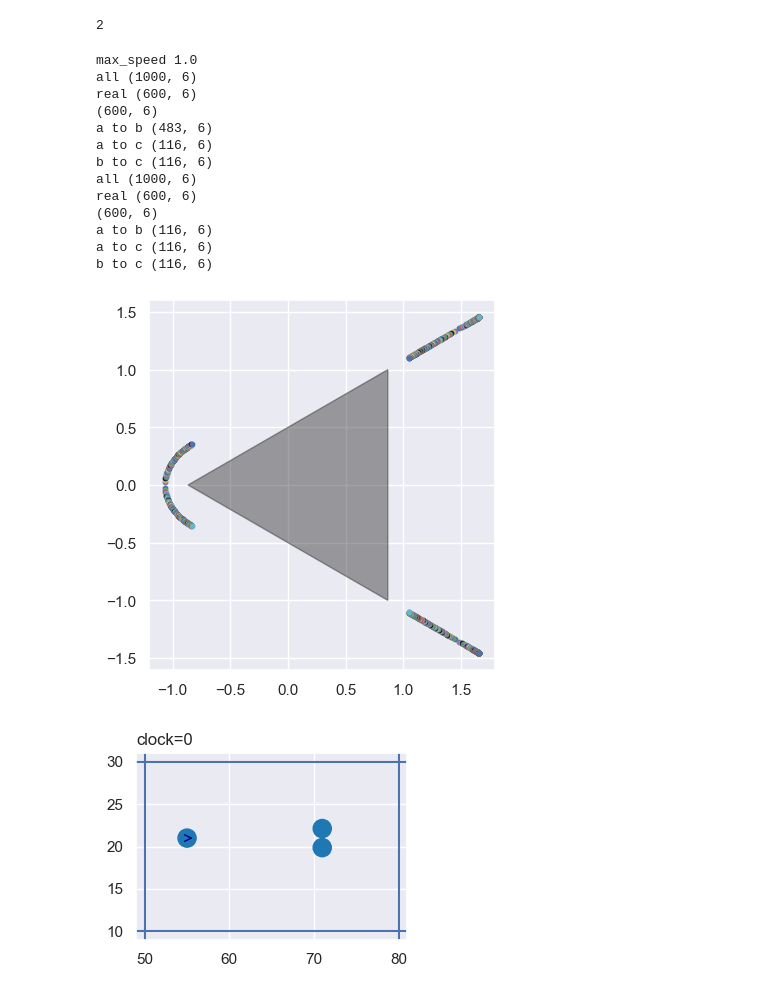
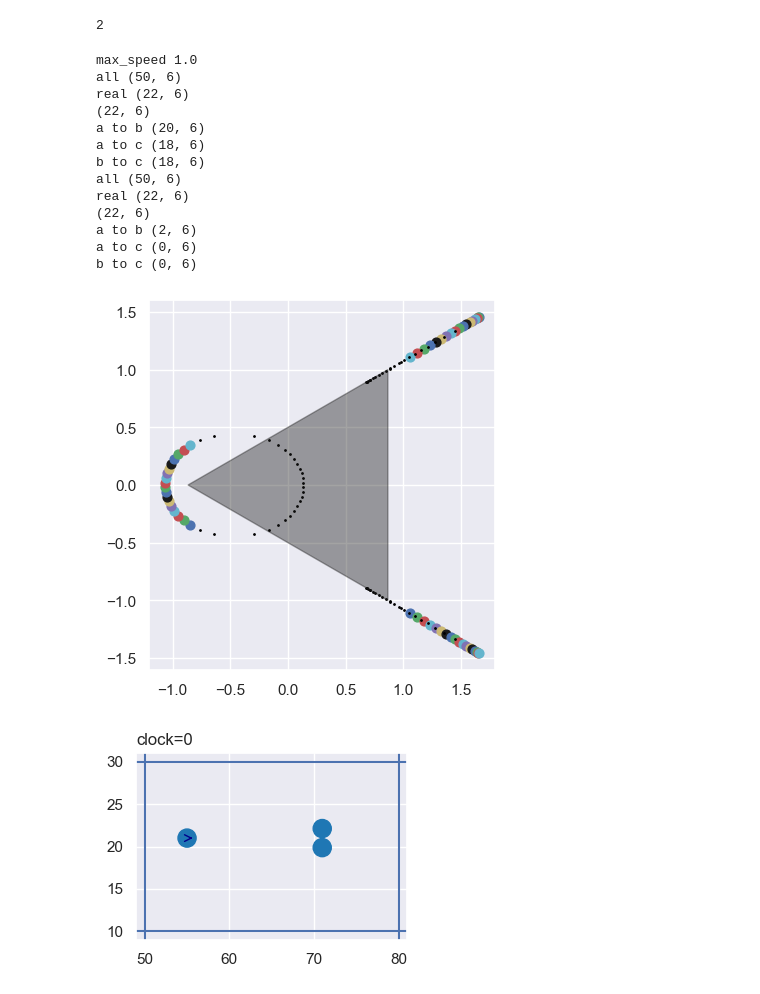
Before and after one commit to CarlKCarlK/perfect-physics, a Jupyter notebook: part_5_pydata.ipynb, the cells around one changed output. Drawn from its saved outputs; the diff is of its cells as text; code cells hidden in the pictures.

```diff
--- a/part_5_pydata.ipynb
+++ b/part_5_pydata.ipynb
@@ -409,7 +409,7 @@ eq3
 # %% [output]
 $\displaystyle 0 = \hat{a}_{vy} + \hat{b}_{vy} + \hat{c}_{vy}$
 # %%
-minipool = nonlinsolve([eq1, eq2, eq3, eq4, eq5], [ahat_vy, bhat_vx, bhat_vy, chat_vx, chat_vy])
+minipool = nonlinsolve([eq1, eq2, eq3, eq4, eq5], [ahat_vx, bhat_vx, bhat_vy, chat_vx, chat_vy])
 len(minipool)
 # %% [output]
 2
@@ -418,8 +418,11 @@ len(minipool)
 import numpy as np
 import matplotlib.pyplot as plt
 import sympy as sp
+import seaborn as sns
 
-inc = 1000
+sns.set()
+
+inc = 50
 color_list = ['b', 'g', 'r', 'c', 'm', 'y', 'k']
 ax0,ay0 = -np.sqrt(3)/2,0
 bx0,by0 = np.sqrt(3)/2,1
@@ -442,13 +445,13 @@ print("max_speed", max_speed)
 
 lin = np.linspace(-max_speed, max_speed, inc)+0.j
 for mini in minipool:
-    ax = lin
-    ay_fun, bx_fun, by_fun, cx_fun, cy_fun = list(mini)
-    ay = sp.lambdify((ahat_vx), ay_fun, 'numpy', cse=True)(ax)
-    bx = sp.lambdify((ahat_vx), bx_fun, 'numpy', cse=True)(ax)
-    by = sp.lambdify((ahat_vx), by_fun, 'numpy', cse=True)(ax)
-    cx = sp.lambdify((ahat_vx), cx_fun, 'numpy', cse=True)(ax)
-    cy = sp.lambdify((ahat_vx), cy_fun, 'numpy', cse=True)(ax)
+    ay = lin
+    ax_fun, bx_fun, by_fun, cx_fun, cy_fun = list(mini)
+    ax = sp.lambdify((ahat_vy), ax_fun, 'numpy', cse=True)(ay)
+    bx = sp.lambdify((ahat_vy), bx_fun, 'numpy', cse=True)(ay)
+    by = sp.lambdify((ahat_vy), by_fun, 'numpy', cse=True)(ay)
+    cx = sp.lambdify((ahat_vy), cx_fun, 'numpy', cse=True)(ay)
+    cy = sp.lambdify((ahat_vy), cy_fun, 'numpy', cse=True)(ay)
 
     abc = np.stack([ax, ay, bx, by, cx, cy], axis=1)
     print("all", abc.shape)
@@ -463,58 +466,67 @@ for mini in minipool:
     # if by < -cy: # do only half
     #     continue
 
+    all = abc
     # Find the instantaneous, relative speed of each circle toward each other. Circles can't overlap, so the speed must be zero or negative.
-    a_to_b = point_point_speed_formula(ax0, ay0, abc[:,0], abc[:,1], bx0, by0, abc[:,2], abc[:,3]) <=0
-    abc = abc[a_to_b]
-    print("a to b", abc.shape)
+    if True:
+        a_to_b = point_point_speed_formula(ax0, ay0, abc[:,0], abc[:,1], bx0, by0, abc[:,2], abc[:,3]) <=0
+        abc = abc[a_to_b]
+        print("a to b", abc.shape)
 
-    a_to_c = point_point_speed_formula(ax0, ay0, abc[:,0], abc[:,1], cx0, cy0, abc[:,4], abc[:,5]) <=0
-    abc = abc[a_to_c]
-    print("a to c", abc.shape)
+        a_to_c = point_point_speed_formula(ax0, ay0, abc[:,0], abc[:,1], cx0, cy0, abc[:,4], abc[:,5]) <=0
+        abc = abc[a_to_c]
+        print("a to c", abc.shape)
 
-    b_to_c = point_point_speed_formula(bx0, by0, abc[:,2], abc[:,3], cx0, cy0, abc[:,4], abc[:,5]) <=0
-    abc = abc[b_to_c]
-    print("b to c", abc.shape)
+        b_to_c = point_point_speed_formula(bx0, by0, abc[:,2], abc[:,3], cx0, cy0, abc[:,4], abc[:,5]) <=0
+        abc = abc[b_to_c]
+        print("b to c", abc.shape)
+
+    for ax, ay, bx, by, cx, cy in all:
+        ax1, ay1 = ax0 + ax, ay0 + ay
+        bx1, by1 = bx0 + bx, by0 + by
+        cx1, cy1 = cx0 + cx, cy0 + cy
+        plt.scatter([ax1, bx1, cx1], [ay1, by1, cy1], c="black", s=1)
+
 
     for ax, ay, bx, by, cx, cy in abc:
         # print(f"ax={ax:.4f}, ay={ay:.4f}, a_tan={a_tan:.2f}, bx={bx:.4f}, by={by:.4f}, b_tan={b_tan:.2f}, cx={cx:.4f}, cy={cy:.4f}, c_tan={c_tan:.2f}, color={color_list[color_index]}")
 
         ax1, ay1 = ax0 + ax, ay0 + ay
         bx1, by1 = bx0 + bx, by0 + by
         cx1, cy1 = cx0 + cx, cy0 + cy
 
         score = np.abs(bx1-cx1)
         if False and score > best:
             continue
         best = score
 
         if False:
             plt.plot([ax1, bx1], [ay1, by1], c= color_list[color_index])
             plt.plot([ax1, cx1], [ay1, cy1], c= color_list[color_index])
             plt.plot([bx1, cx1], [by1, cy1], c= color_list[color_index])
-        plt.scatter([ax1, bx1, cx1], [ay1, by1, cy1], c= color_list[color_index], s=10)
+        plt.scatter([ax1, bx1, cx1], [ay1, by1, cy1], c= color_list[color_index], s=40)
         # plt.text(ax1, ay1, "a", fontsize=12, color=color_list[color_index], ha='right', va='bottom')
         # plt.text(bx1, by1, "b", fontsize=12, color=color_list[color_index], ha='right', va='bottom')
         # plt.text(cx1, cy1, "c", fontsize=12, color=color_list[color_index], ha='right', va='bottom')
 
         color_index = (color_index + 1) % len(color_list)
 plt.fill([ax0, bx0, cx0, ax0], [ay0, by0, cy0, ay0], color='k', alpha=0.4)
 plt.show()
 # %% [output]
 max_speed 1.0
-all (1000, 6)
-real (600, 6)
-(600, 6)
-a to b (483, 6)
-a to c (116, 6)
-b to c (116, 6)
-all (1000, 6)
-real (600, 6)
-(600, 6)
-a to b (116, 6)
-a to c (116, 6)
-b to c (116, 6)
+all (50, 6)
+real (22, 6)
+(22, 6)
+a to b (20, 6)
+a to c (18, 6)
+b to c (18, 6)
+all (50, 6)
+real (22, 6)
+(22, 6)
+a to b (2, 6)
+a to c (0, 6)
+b to c (0, 6)
-[figure, old version]
+[figure, new version]
 # %%
 import logging
 from perfect_physics import Wall, World
```
Also changed, not shown: parts of 1 cell of this notebook.
